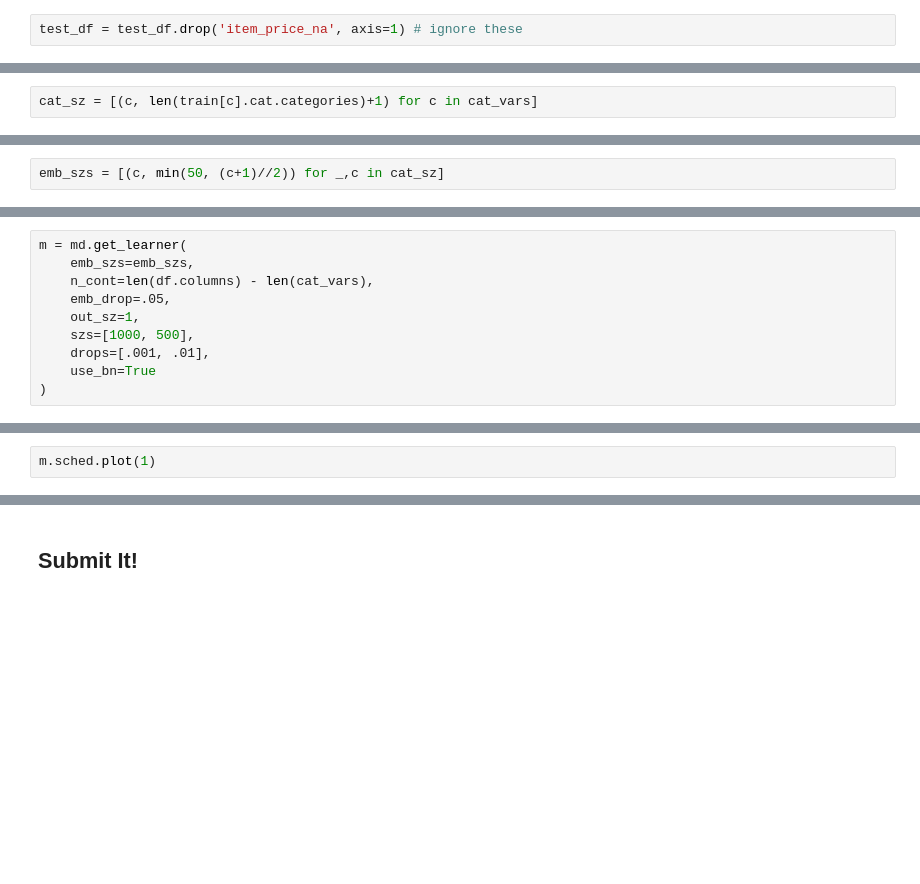
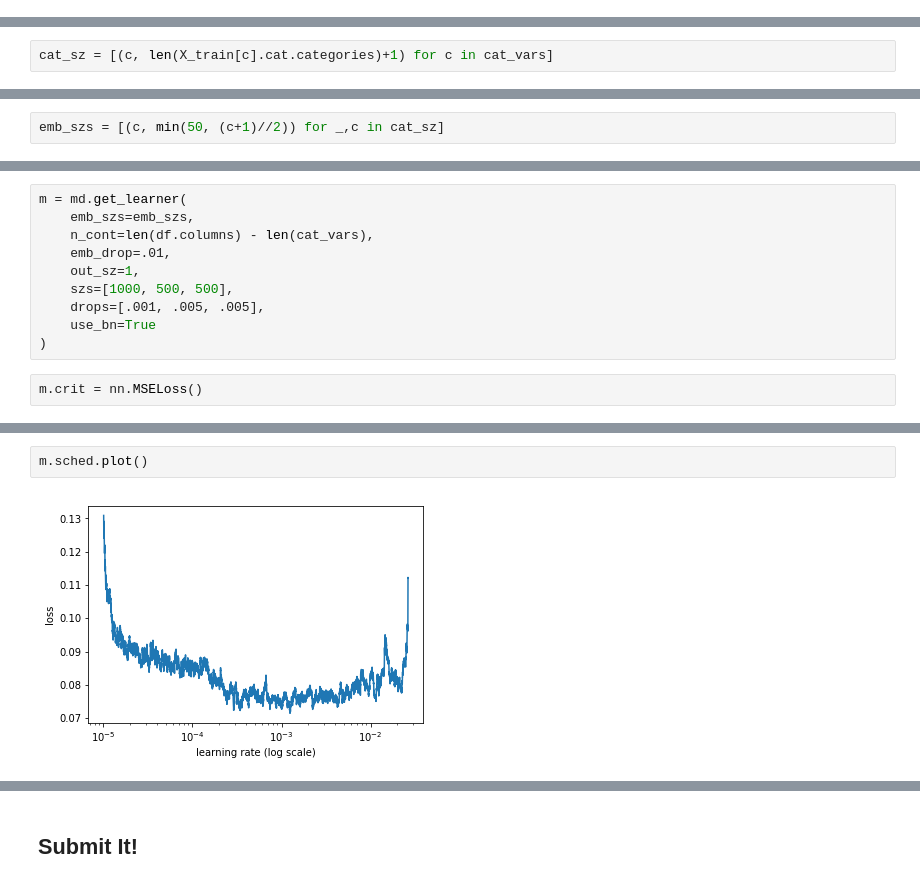
Before and after one commit to ashr123/Kaggle, a Jupyter notebook: competitive-data-science-predict-future-sales/predict_future_sales.ipynb, the cells around one changed output, grey strips where cells are left out. Cells and saved outputs as stored; diff of their text form; blank space fills up the shorter version.

```diff
--- a/competitive-data-science-predict-future-sales/predict_future_sales.ipynb
+++ b/competitive-data-science-predict-future-sales/predict_future_sales.ipynb
@@ -425,5 +254,3 @@ test_df, _, nas, mapper = proc_df(
     do_scale=True,
     mapper=mapper,
 )
-# %%
-test_df = test_df.drop('item_price_na', axis=1) # ignore these
@@ -444,6 +286,6 @@ md = ColumnarModelData.from_data_frames(
     is_multi=False,
 )
 # %%
-cat_sz = [(c, len(train[c].cat.categories)+1) for c in cat_vars]
+cat_sz = [(c, len(X_train[c].cat.categories)+1) for c in cat_vars]
 # %%
 cat_sz
@@ -455,10 +306,12 @@ emb_szs
 m = md.get_learner(
     emb_szs=emb_szs,
     n_cont=len(df.columns) - len(cat_vars),
-    emb_drop=.05,
+    emb_drop=.01,
     out_sz=1,
-    szs=[1000, 500],
-    drops=[.001, .01],
+    szs=[1000, 500, 500],
+    drops=[.001, .005, .005],
     use_bn=True
 )
+# %%
+m.crit = nn.MSELoss()
 # %%
@@ -466,5 +321,7 @@ m.lr_find(1e-7)
 # %%
-m.sched.plot(1)
+m.sched.plot()
+# %% [output]
+[figure, added]
 # %%
 lr = 1e-5
 m.fit(lrs=lr, n_cycle=3, metrics=[rmse], cycle_len=1, cycle_mult=2)
```
Also changed, not shown: parts of 50 cells of this notebook, 2 other files.
